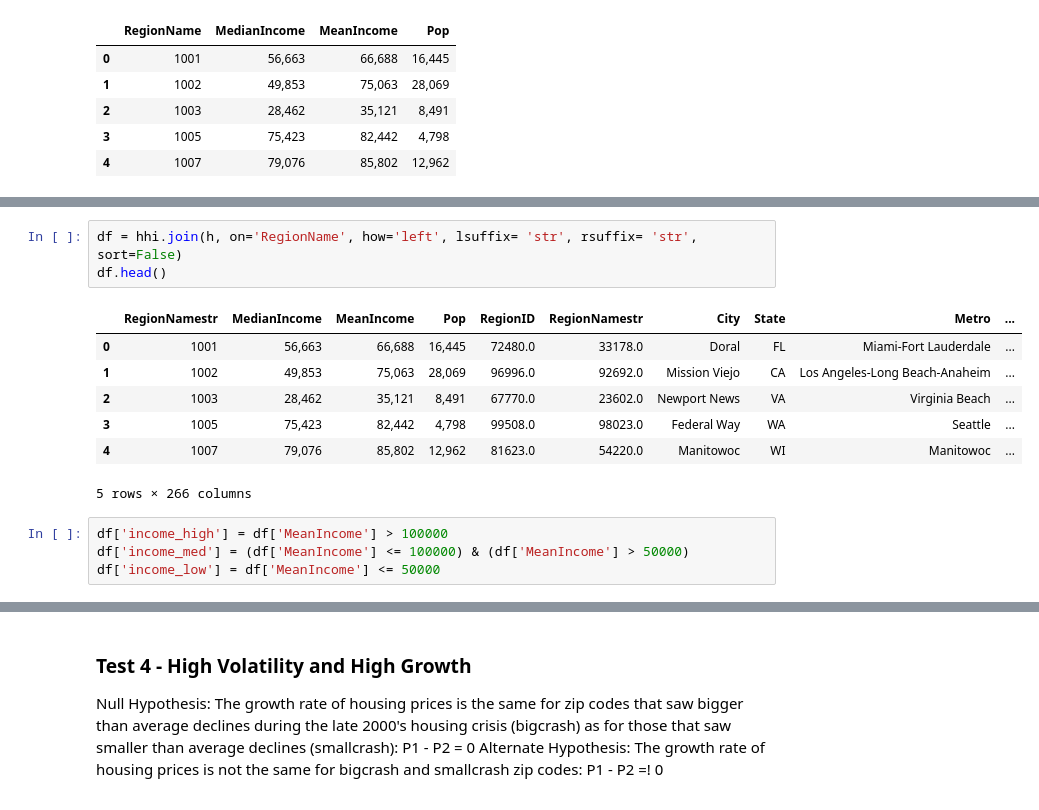
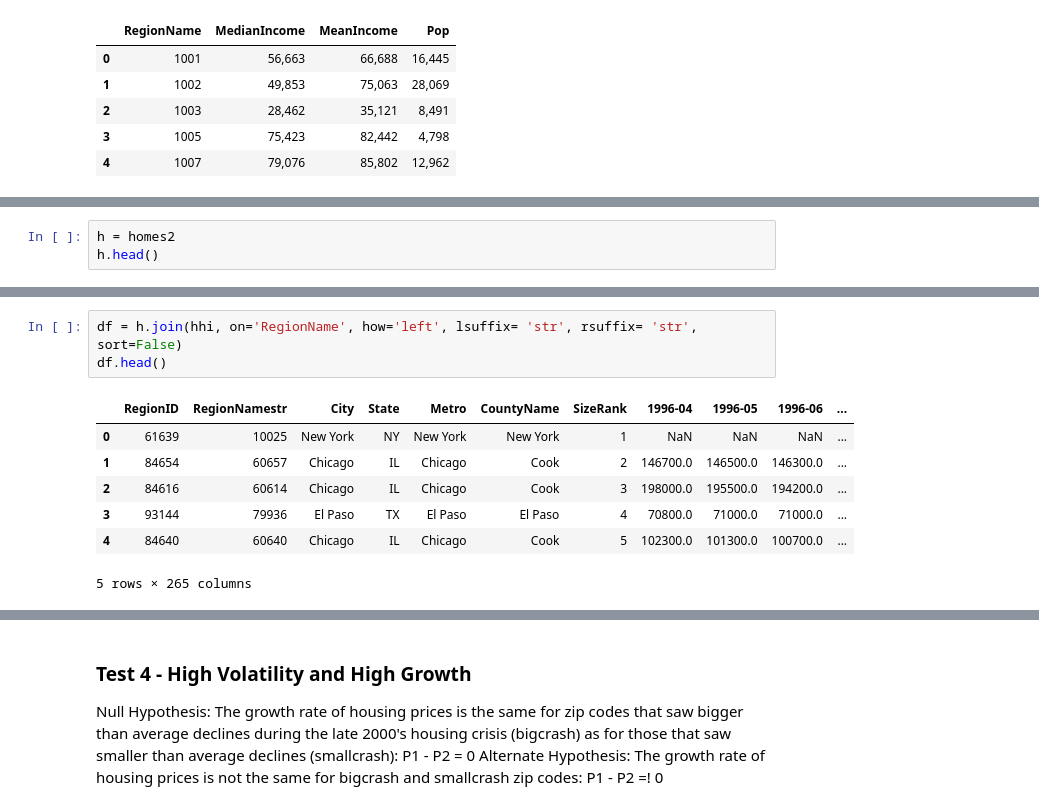
Before and after one commit to tiptonicedt/springboard, a Jupyter notebook: capstone_project_zillow/Zillow_Statistical_Inference.ipynb, the cells around one changed output, grey strips where cells are left out. Cells and saved outputs as stored; diff of their text form.

```diff
--- a/capstone_project_zillow/Zillow_Statistical_Inference.ipynb
+++ b/capstone_project_zillow/Zillow_Statistical_Inference.ipynb
@@ -243,0 +253,3 @@ ValueError: invalid literal for long() with base 10: '.'
+# %%
+h = homes2
+h.head()
@@ -244,15 +264,11 @@ ValueError: invalid literal for long() with base 10: '.'
 # %%
-df = hhi.join(h, on='RegionName', how='left', lsuffix= 'str', rsuffix= 'str', sort=False)
+df = h.join(hhi, on='RegionName', how='left', lsuffix= 'str', rsuffix= 'str', sort=False)
 df.head()
 # %% [output]
-|  | RegionNamestr | MedianIncome | MeanIncome | Pop | RegionID | RegionNamestr | City | State | Metro | ... |
-| 0 | 1001 | 56,663 | 66,688 | 16,445 | 72480.0 | 33178.0 | Doral | FL | Miami-Fort Lauderdale | ... |
-| 1 | 1002 | 49,853 | 75,063 | 28,069 | 96996.0 | 92692.0 | Mission Viejo | CA | Los Angeles-Long Beach-Anaheim | ... |
-| 2 | 1003 | 28,462 | 35,121 | 8,491 | 67770.0 | 23602.0 | Newport News | VA | Virginia Beach | ... |
-| 3 | 1005 | 75,423 | 82,442 | 4,798 | 99508.0 | 98023.0 | Federal Way | WA | Seattle | ... |
-| 4 | 1007 | 79,076 | 85,802 | 12,962 | 81623.0 | 54220.0 | Manitowoc | WI | Manitowoc | ... |
+|  | RegionID | RegionNamestr | City | State | Metro | CountyName | SizeRank | 1996-04 | 1996-05 | 1996-06 | ... |
+| 0 | 61639 | 10025 | New York | NY | New York | New York | 1 | NaN | NaN | NaN | ... |
+| 1 | 84654 | 60657 | Chicago | IL | Chicago | Cook | 2 | 146700.0 | 146500.0 | 146300.0 | ... |
+| 2 | 84616 | 60614 | Chicago | IL | Chicago | Cook | 3 | 198000.0 | 195500.0 | 194200.0 | ... |
+| 3 | 93144 | 79936 | El Paso | TX | El Paso | El Paso | 4 | 70800.0 | 71000.0 | 71000.0 | ... |
+| 4 | 84640 | 60640 | Chicago | IL | Chicago | Cook | 5 | 102300.0 | 101300.0 | 100700.0 | ... |
-5 rows × 266 columns
+5 rows × 265 columns
-# %%
-df['income_high'] = df['MeanIncome'] > 100000
-df['income_med'] = (df['MeanIncome'] <= 100000) & (df['MeanIncome'] > 50000)
-df['income_low'] = df['MeanIncome'] <= 50000
```
Also changed, not shown: parts of 12 cells of this notebook.
